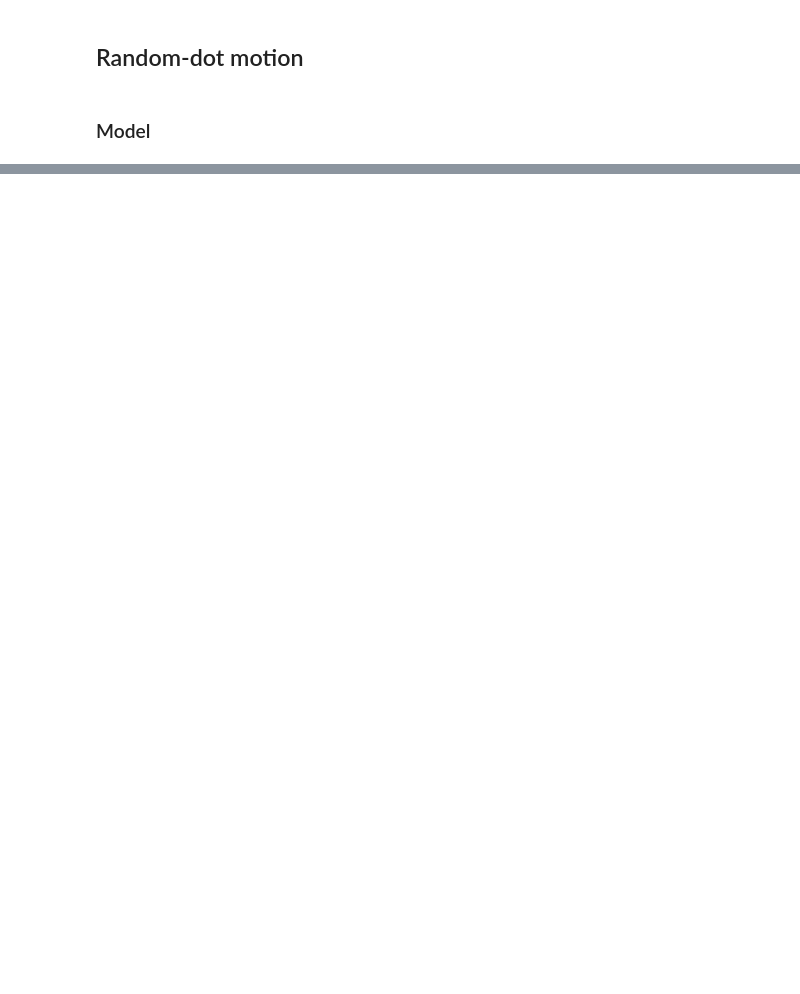
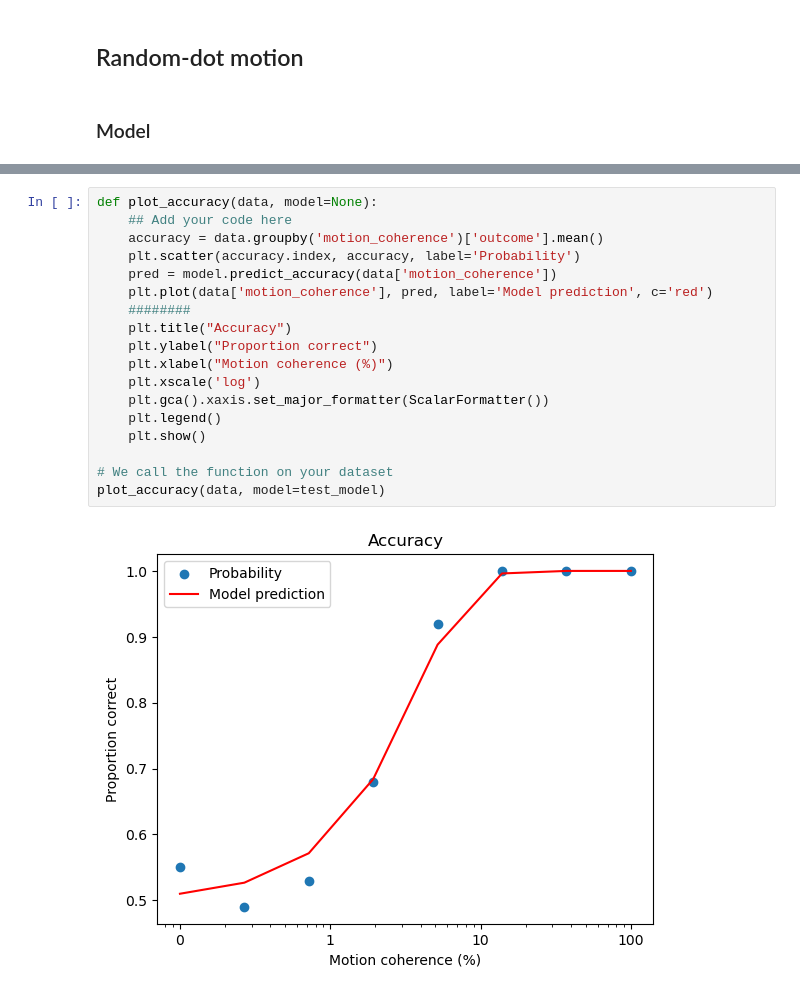
Before and after one commit to easiryne/cognitive-modeling-lab, a Jupyter notebook: TD 2/td2_notebook.ipynb, the cells around one changed output, grey strips where cells are left out. Cells and saved outputs as stored; diff of their text form; blank space fills up the shorter version.

```diff
--- a/TD 2/td2_notebook.ipynb
+++ b/TD 2/td2_notebook.ipynb
@@ -237,0 +217,20 @@ plt.show()
+# %%
+def plot_accuracy(data, model=None):
+    ## Add your code here
+    accuracy = data.groupby('motion_coherence')['outcome'].mean()
+    plt.scatter(accuracy.index, accuracy, label='Probability')
+    pred = model.predict_accuracy(data['motion_coherence'])
+    plt.plot(data['motion_coherence'], pred, label='Model prediction', c='red')
+    ########
+    plt.title("Accuracy")
+    plt.ylabel("Proportion correct")
+    plt.xlabel("Motion coherence (%)")
+    plt.xscale('log')
+    plt.gca().xaxis.set_major_formatter(ScalarFormatter())
+    plt.legend()
+    plt.show()
+
+# We call the function on your dataset
+plot_accuracy(data, model=test_model)
+# %% [output]
+[figure, added]
```
Also changed, not shown: parts of 71 cells of this notebook, 4 other files.
